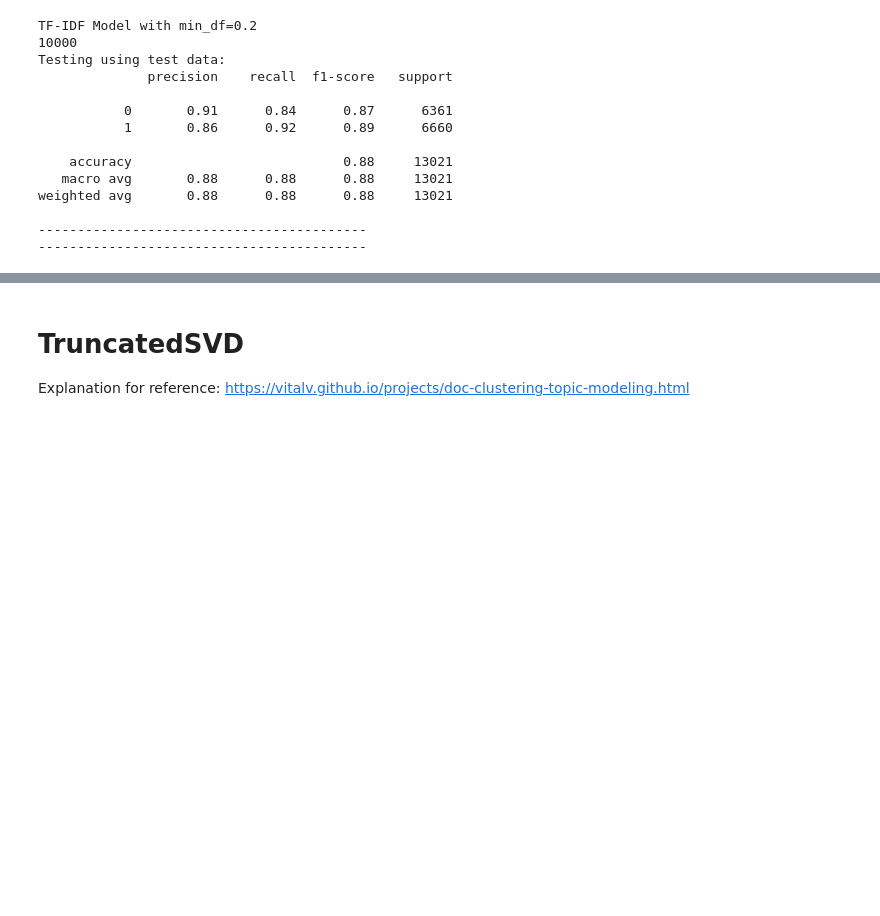
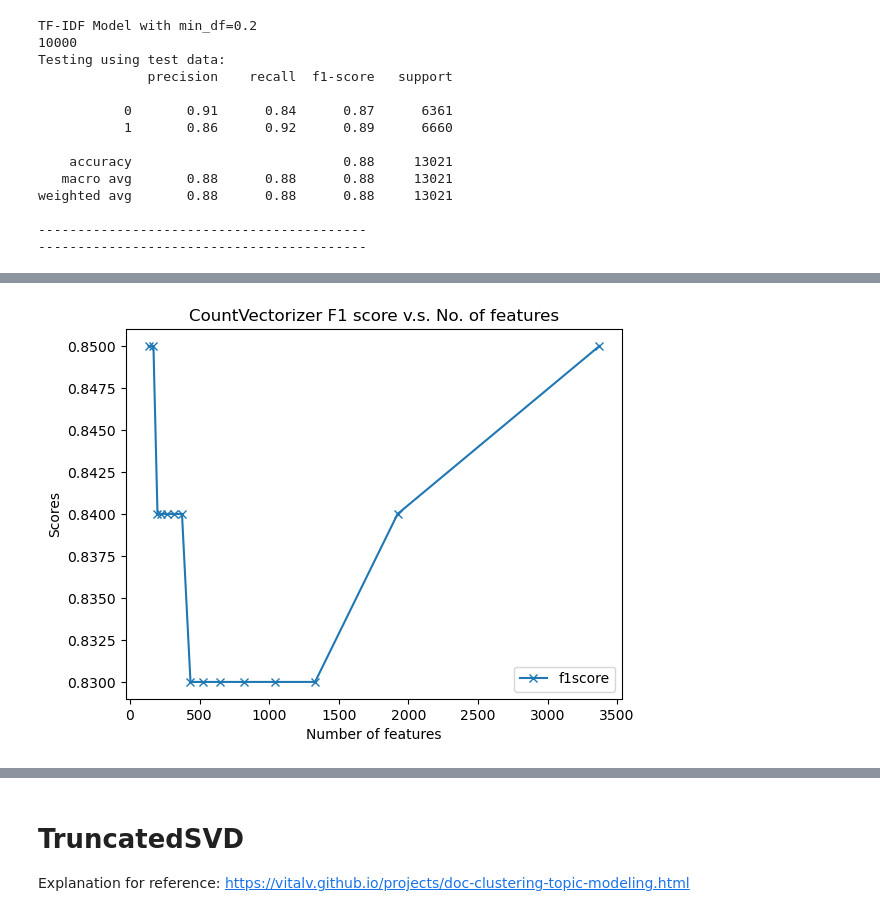
Before and after one commit to joshuawong96/Fake-News-Detection, a Jupyter notebook: Analysis/3. Base Modelling & Feature Selection.ipynb, the cells around one changed output, grey strips where cells are left out. Cells and saved outputs as stored; diff of their text form; code cells hidden in the pictures; blank space fills up the shorter version.

```diff
--- a/Analysis/3. Base Modelling & Feature Selection.ipynb
+++ b/Analysis/3. Base Modelling & Feature Selection.ipynb
@@ -683,0 +921,11 @@ weighted avg       0.88      0.88      0.88     13021
+# %%
+plt.plot(countvectorizer_numfeatures[1:], countvectorizer_f1score[1:], label = "f1score", marker='x')
+# plt.plot(countvectorizer_numfeatures[1:], countvectorizer_precision[1:], label = "precision", marker='o')
+# plt.plot(countvectorizer_numfeatures[1:], countvectorizer_recall[1:], label = "recall", marker='^')
+plt.title('CountVectorizer F1 score v.s. No. of features')
+plt.xlabel('Number of features')
+plt.ylabel('Scores')
+plt.legend()
+plt.show()
+# %% [output]
+[figure, added]
```
Also changed, not shown: parts of 25 cells of this notebook.
